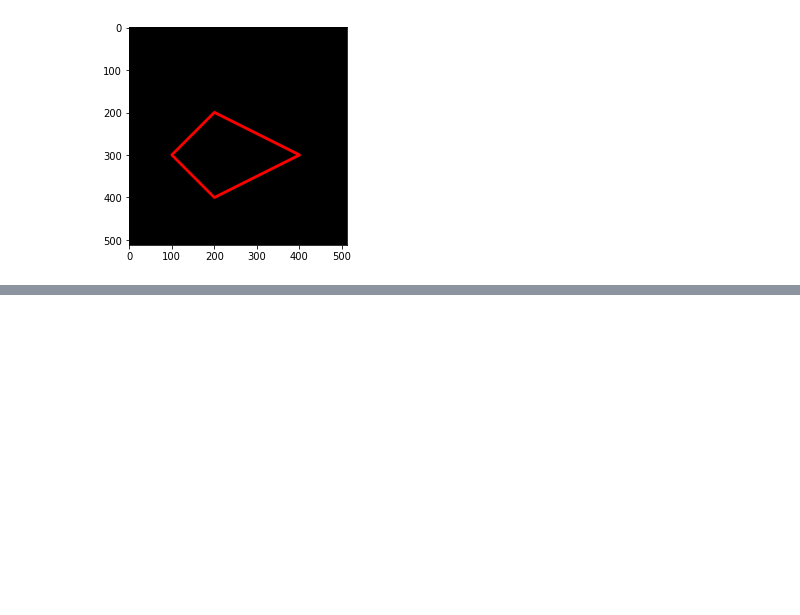
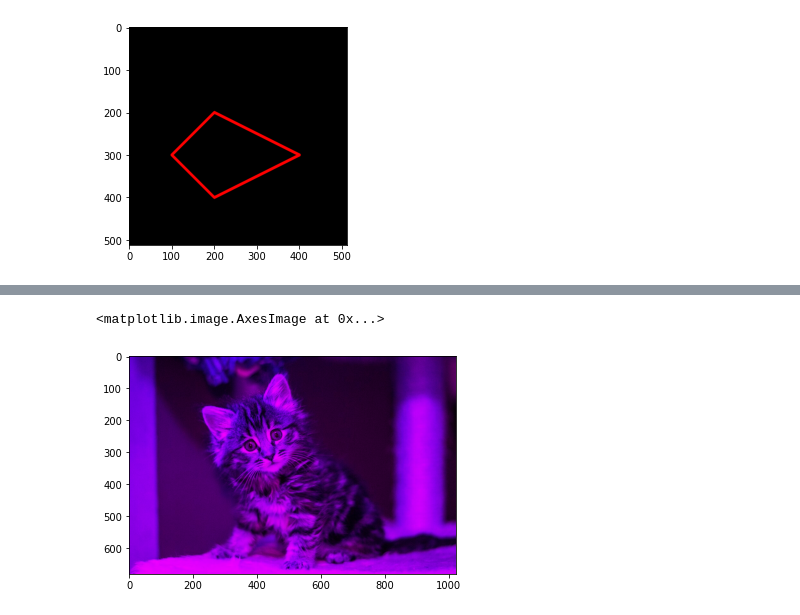
Before and after one commit to safira123-pixel/PCVK_Genap_2023, a Jupyter notebook: week2.ipynb, the cells around one changed output, grey strips where cells are left out. Drawn from its saved outputs; the diff is of its cells as text; code cells hidden in the pictures; blank space fills up the shorter version.

```diff
--- a/week2.ipynb
+++ b/week2.ipynb
@@ -131,0 +148,8 @@ dan int32?
+# %%
+#2 RED BLUE
+img_gb = img
+img_gb[:,:,1] = 0
+plt.imshow(img_gb)
+# %% [output]
+<matplotlib.image.AxesImage at 0x...>
+[figure, added]
```
Also changed, not shown: parts of 12 cells of this notebook.
